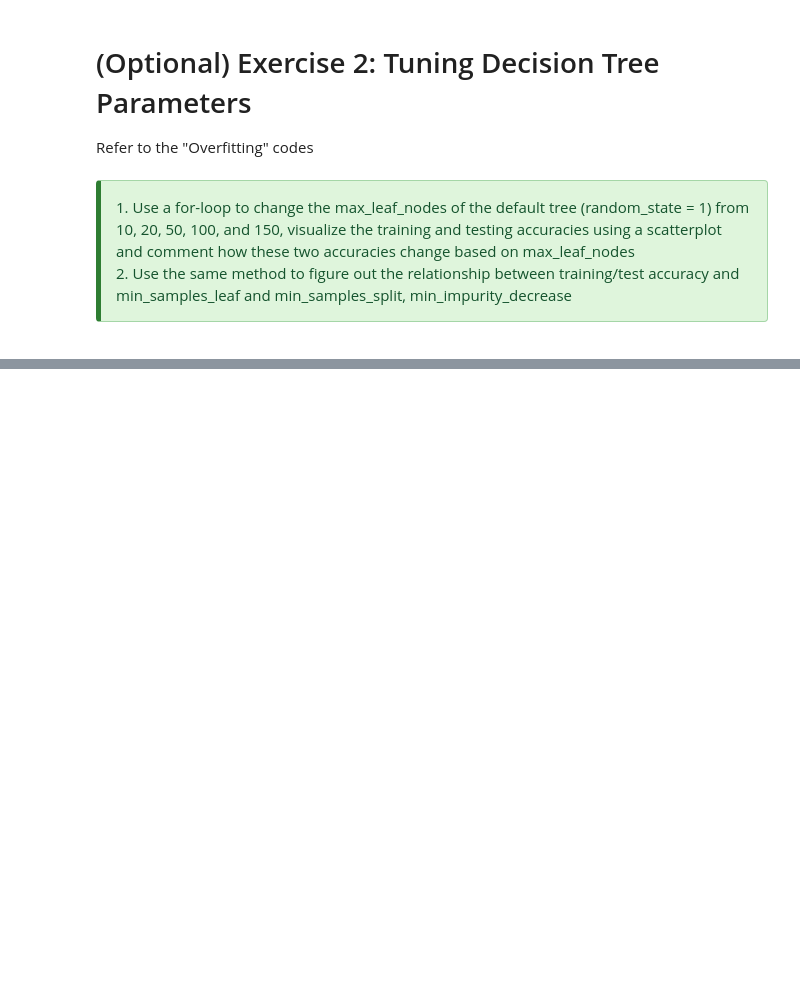
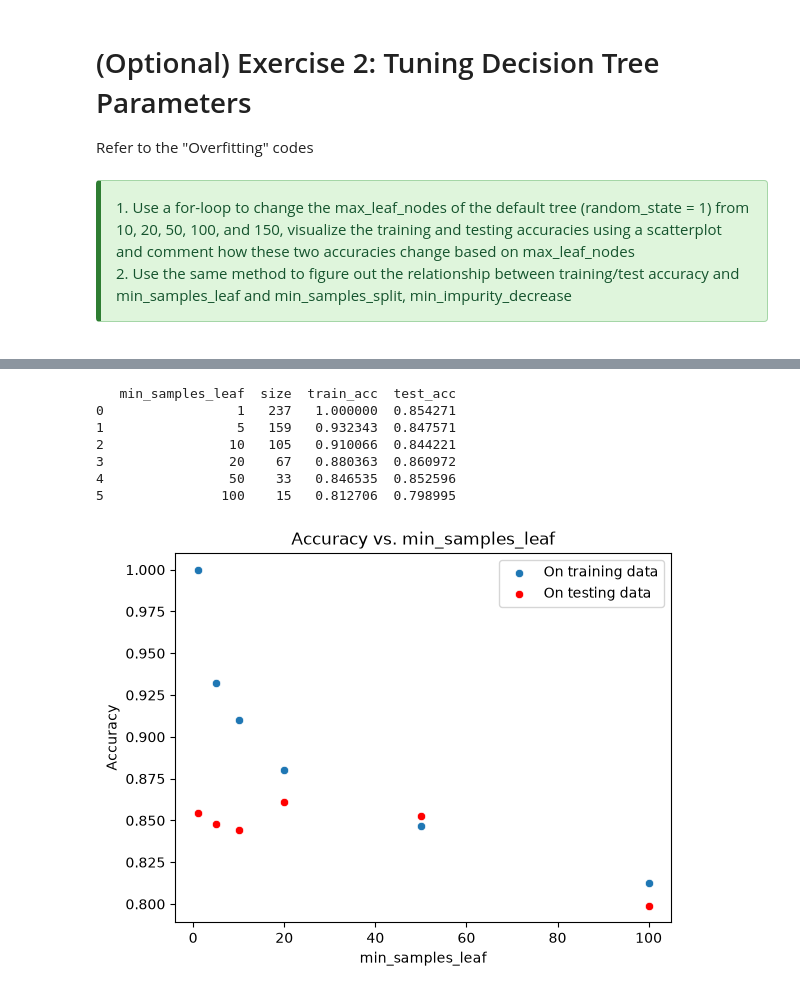
Before and after one commit to junseo25/comm4259-work, a Jupyter notebook: lab_04/09-28-26_Jun_Seo_Lee_Lab_04-Predictive_Modeling.ipynb, the cells around one changed output, grey strips where cells are left out. Drawn from its saved outputs; the diff is of its cells as text; code cells hidden in the pictures; blank space fills up the shorter version.

```diff
--- a/lab_04/09-28-26_Jun_Seo_Lee_Lab_04-Predictive_Modeling.ipynb
+++ b/lab_04/09-28-26_Jun_Seo_Lee_Lab_04-Predictive_Modeling.ipynb
@@ -560,0 +617,44 @@ Refer to the "Overfitting" codes
+# %%
+train_acc = []
+test_acc = []
+size = []
+min_leaf = [1, 5, 10, 20, 50, 100]
+
+# Build decision trees with different min_samples_leaf
+for i in min_leaf:
+    # Define a default decision tree, only changing min_samples_leaf
+    dt = DecisionTreeClassifier(min_samples_leaf = i, random_state = 1)
+    # Tree on the training data
+    dt = dt.fit(X_train, y_train)
+
+    # Obtain training accuracy
+    y_pred_train = dt.predict(X_train)
+    train_acc.append(accuracy_score(y_train, y_pred_train))
+
+    # Obtain testing accuracy
+    y_pred_test = dt.predict(X_test)
+    test_acc.append(accuracy_score(y_test, y_pred_test))
+
+    # Obtain tree size
+    size.append(dt.tree_.node_count)
+
+# Log the results in a dataframe
+tree_log = {'min_samples_leaf':min_leaf, 'size':size, 'train_acc':train_acc, 'test_acc':test_acc}
+min_leaf_df = pd.DataFrame(tree_log)
+print(min_leaf_df)
+
+# Visualize training and testing accuracy
+sns.scatterplot(x = "min_samples_leaf", y = "train_acc", data = min_leaf_df, label = 'On training data')
+sns.scatterplot(x = "min_samples_leaf", y = "test_acc", data = min_leaf_df, label = 'On testing data',
+                color = 'r').set(xlabel = 'min_samples_leaf', ylabel = "Accuracy",
+                                 title = "Accuracy vs. min_samples_leaf")
+plt.savefig("min_samples_leaf.png")
+# %% [output]
+   min_samples_leaf  size  train_acc  test_acc
+0                 1   237   1.000000  0.854271
+1                 5   159   0.932343  0.847571
+2                10   105   0.910066  0.844221
+3                20    67   0.880363  0.860972
+4                50    33   0.846535  0.852596
+5               100    15   0.812706  0.798995
+[figure, added]
```
Also changed, not shown: parts of 10 cells of this notebook, 9 other files.
